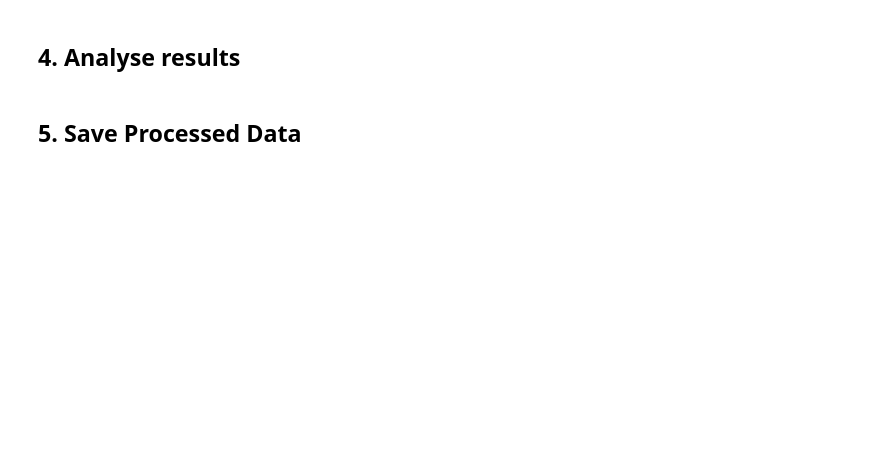
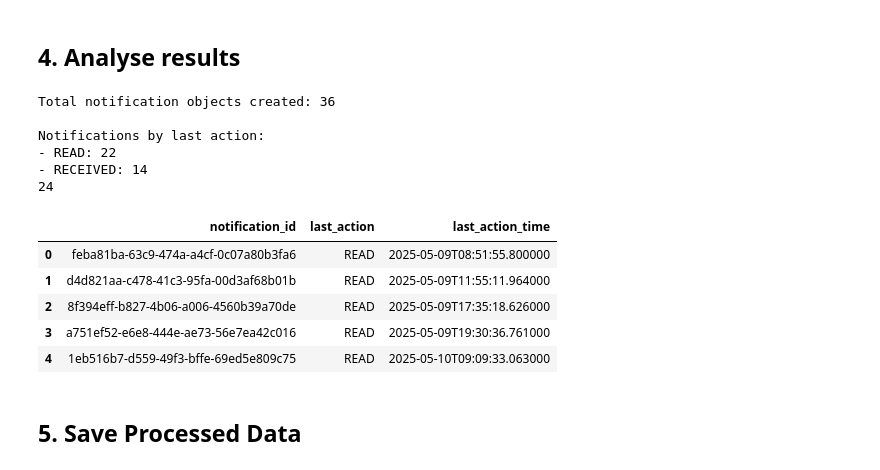
Before and after one commit to MariaInesRibeiro98/GameBus-HealthBehaviorMining, a Jupyter notebook: notebooks/06_create_notification_objects.ipynb, the cells around one changed output. Cells and saved outputs as stored; diff of their text form; code cells hidden in the pictures; blank space fills up the shorter version.

```diff
--- a/notebooks/06_create_notification_objects.ipynb
+++ b/notebooks/06_create_notification_objects.ipynb
@@ -49,11 +76,10 @@ Number of objects: 63
 notification_manager = NotificationEventManager()
 
 # Add notification object type to the data
-oced_data = notification_manager.create_notification_object_type(data_dict)
+oced_data_with_notification_objects = notification_manager.create_notification_object_type(data_dict)
 
 # Create notification objects and link events
-# Replace 'your_user_id' with actual user ID
 extended_data, notification_objects = notification_manager.create_notification_objects(
-    data=oced_data,
-    user_id='your_user_id'
+    data=oced_data_with_notification_objects,
+    user_id='e4365330-3468-48c3-bce3-145668e06f8f'
 )
@@ -64,33 +112,54 @@ extended_data, notification_objects = notification_manager.create_notification_o
 print(f"Total notification objects created: {len(notification_objects)}")
 
 # Count notifications by last action
 action_counts = {}
 for obj in notification_objects:
     last_action = next(
         (attr['value'] for attr in obj['attributes']
          if attr['name'] == 'last_action'),
         None
     )
     action_counts[last_action] = action_counts.get(last_action, 0) + 1
 
 print("\nNotifications by last action:")
 for action, count in action_counts.items():
     print(f"- {action}: {count}")
 
 # Optional: Create a DataFrame for more analysis
 notifications_df = pd.DataFrame([
     {
         'notification_id': obj['id'],
         'last_action': next((attr['value'] for attr in obj['attributes']
                             if attr['name'] == 'last_action'), None),
         'last_action_time': next((attr['time'] for attr in obj['attributes']
                                 if attr['name'] == 'last_action'), None)
     }
     for obj in notification_objects
 ])
 
+# Diagnostic code to inspect notification events
+day_objects = [
+    object for object in data_dict.get('objects', [])
+    if object['type'] == 'day'
+]
+print(len(day_objects))
+day_objects
+
 # Display first few notifications
 notifications_df.head()
+# %% [output]
+Total notification objects created: 36
+
+Notifications by last action:
+- READ: 22
+- RECEIVED: 14
+24
+|  | notification_id | last_action | last_action_time |
+| 0 | feba81ba-63c9-474a-a4cf-0c07a80b3fa6 | READ | 2025-05-09T08:51:55.800000 |
+| 1 | d4d821aa-c478-41c3-95fa-00d3af68b01b | READ | 2025-05-09T11:55:11.964000 |
+| 2 | 8f394eff-b827-4b06-a006-4560b39a70de | READ | 2025-05-09T17:35:18.626000 |
+| 3 | a751ef52-e6e8-444e-ae73-56e7ea42c016 | READ | 2025-05-09T19:30:36.761000 |
+| 4 | 1eb516b7-d559-49f3-bffe-69ed5e809c75 | READ | 2025-05-10T09:09:33.063000 |
 # %% [markdown]
 ## 5. Save Processed Data
 # %%
```
Also changed, not shown: parts of 5 cells of this notebook, 6 other files.
